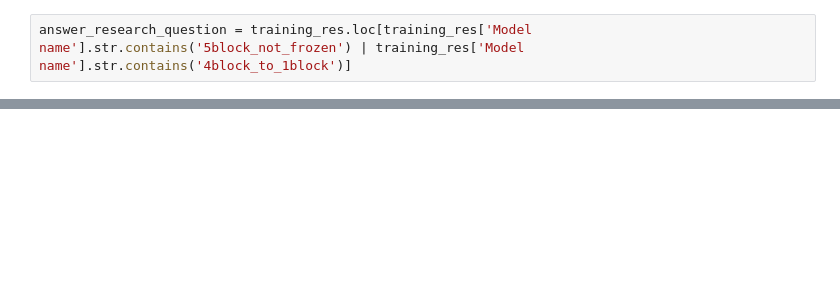
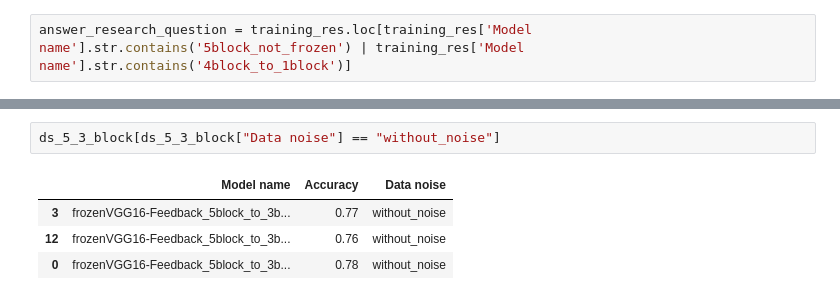
Before and after one commit to Tmozovka/ProjectFeedbackNetworks, a Jupyter notebook: notebooks/Visualise accuracies.ipynb, the cells around one changed output, grey strips where cells are left out. Saved outputs shown, nothing was run; the diff lists cells and outputs as text; blank space fills up the shorter version.

```diff
--- a/notebooks/Visualise accuracies.ipynb
+++ b/notebooks/Visualise accuracies.ipynb
@@ -87,0 +92,7 @@ plot_accuracies(answer_research_question)
+# %%
+ds_5_3_block[ds_5_3_block["Data noise"] == "without_noise"]
+# %% [output]
+|  | Model name | Accuracy | Data noise |
+| 3 | frozenVGG16-Feedback_5block_to_3b... | 0.77 | without_noise |
+| 12 | frozenVGG16-Feedback_5block_to_3b... | 0.76 | without_noise |
+| 0 | frozenVGG16-Feedback_5block_to_3b... | 0.78 | without_noise |
```
Also changed, not shown: parts of 8 cells of this notebook, 31 other files.
